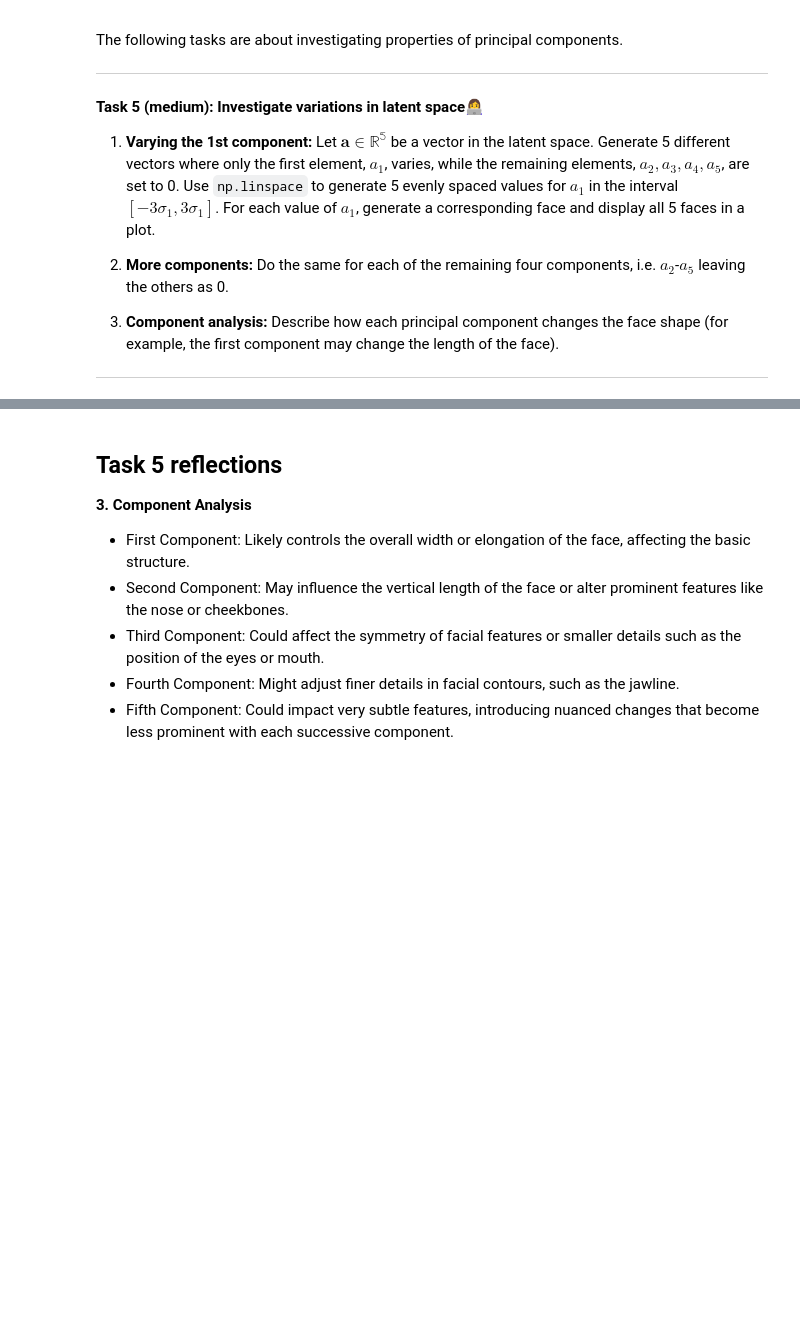
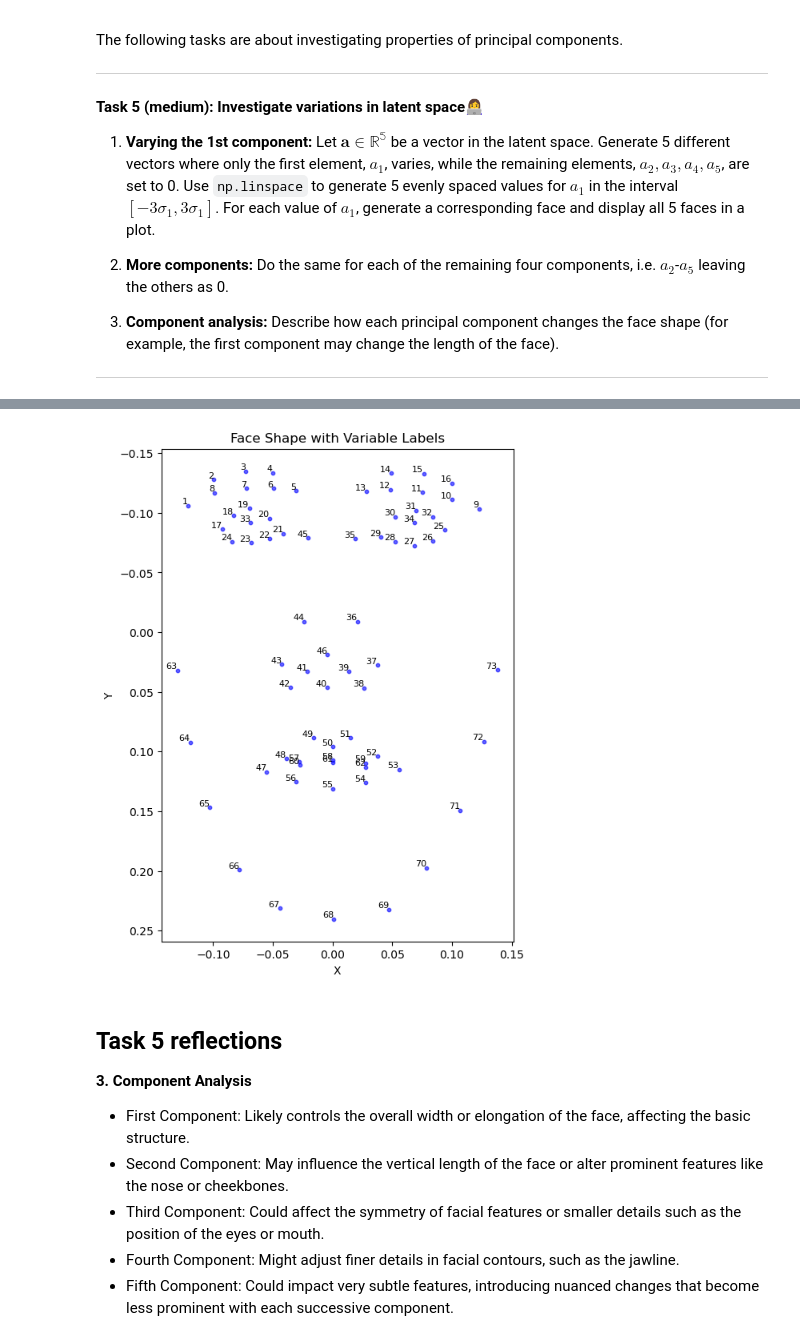
Before and after one commit to Grumlebob/MachineLearning2024, a Jupyter notebook: Exercises/vscode/W11/02-shape_generation.ipynb, the cells around one changed output, grey strips where cells are left out. Saved outputs shown, nothing was run; the diff lists cells and outputs as text; code cells hidden in the pictures; blank space fills up the shorter version.

```diff
--- a/Exercises/vscode/W11/02-shape_generation.ipynb
+++ b/Exercises/vscode/W11/02-shape_generation.ipynb
@@ -457,3 +558,43 @@ Component 1 variations:
+# %%
+import matplotlib.pyplot as plt
+import numpy as np
+
+def plot_face_with_labels(face_points):
+    """
+    Plots a scatterplot of face points and labels each point with its variable number.
+
+    Args:
+        face_points (numpy.ndarray): A 1D array of shape (2 * N,) where each consecutive pair of values
+                                     represents an (x, y) coordinate.
+    """
+    # Reshape face_points to (N, 2) if it's a flat array
+    if face_points.ndim == 1:
+        face_points = face_points.reshape(-1, 2)
+
+    plt.figure(figsize=(8, 8))
+
+    # Scatter plot for the points
+    x_coords = face_points[:, 0]
+    y_coords = face_points[:, 1]
+    plt.scatter(x_coords, y_coords, color='blue', s=10, alpha=0.6)
+
+    # Label each point with its variable number
+    for i, (x, y) in enumerate(face_points):
+        plt.text(x, y, f"{i+1}", fontsize=8, ha='right', va='bottom')
+
+    # Set equal scaling, invert y-axis, and add labels
+    plt.gca().set_aspect('equal', adjustable='box')
+    plt.gca().invert_yaxis()  # Flip the y-axis
+    plt.xlabel("X")
+    plt.ylabel("Y")
+    plt.title("Face Shape with Variable Labels")
+    plt.show()
+
+# Example usage
+# Plot the first face shape in `shapes` after reshaping it
+plot_face_with_labels(shapes[0])
+# %% [output]
+[figure, added]
 # %% [markdown]
 ## Task 5 reflections
 
```
Also changed, not shown: parts of 3 cells of this notebook, 14 other files.
